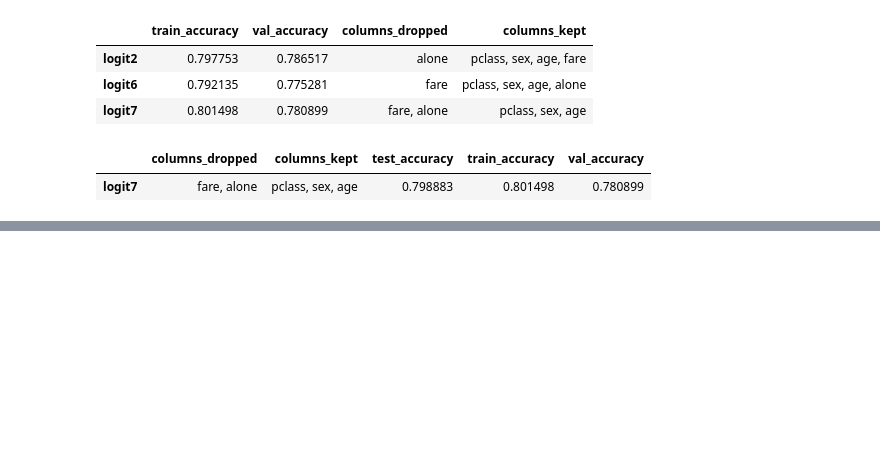
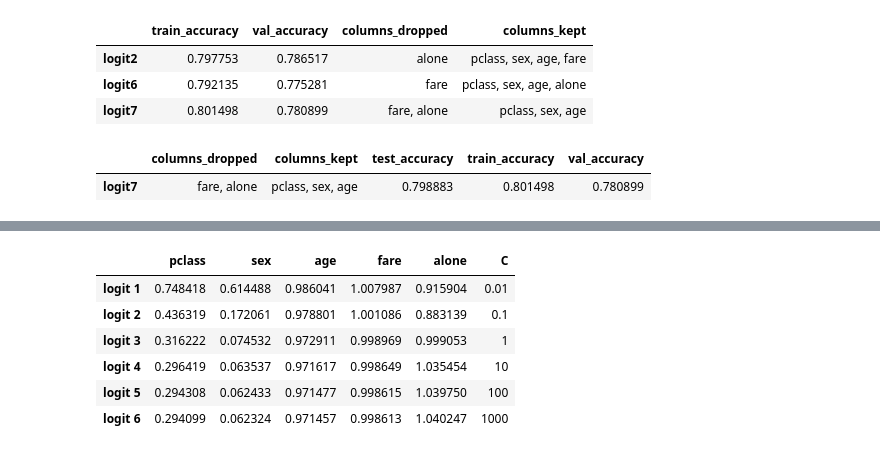
Before and after one commit to morgancross2/classification-exercises, a Jupyter notebook: model.ipynb, the cells around one changed output, grey strips where cells are left out. Saved outputs shown, nothing was run; the diff lists cells and outputs as text; code cells hidden in the pictures; blank space fills up the shorter version.

```diff
--- a/model.ipynb
+++ b/model.ipynb
@@ -1482,0 +1518,10 @@ pd.DataFrame(best_model).T
+# %%
+odds
+# %% [output]
+|  | pclass | sex | age | fare | alone | C |
+| logit 1 | 0.748418 | 0.614488 | 0.986041 | 1.007987 | 0.915904 | 0.01 |
+| logit 2 | 0.436319 | 0.172061 | 0.978801 | 1.001086 | 0.883139 | 0.1 |
+| logit 3 | 0.316222 | 0.074532 | 0.972911 | 0.998969 | 0.999053 | 1 |
+| logit 4 | 0.296419 | 0.063537 | 0.971617 | 0.998649 | 1.035454 | 10 |
+| logit 5 | 0.294308 | 0.062433 | 0.971477 | 0.998615 | 1.039750 | 100 |
+| logit 6 | 0.294099 | 0.062324 | 0.971457 | 0.998613 | 1.040247 | 1000 |
```
Also changed, not shown: parts of 12 cells of this notebook, 1 other file.
